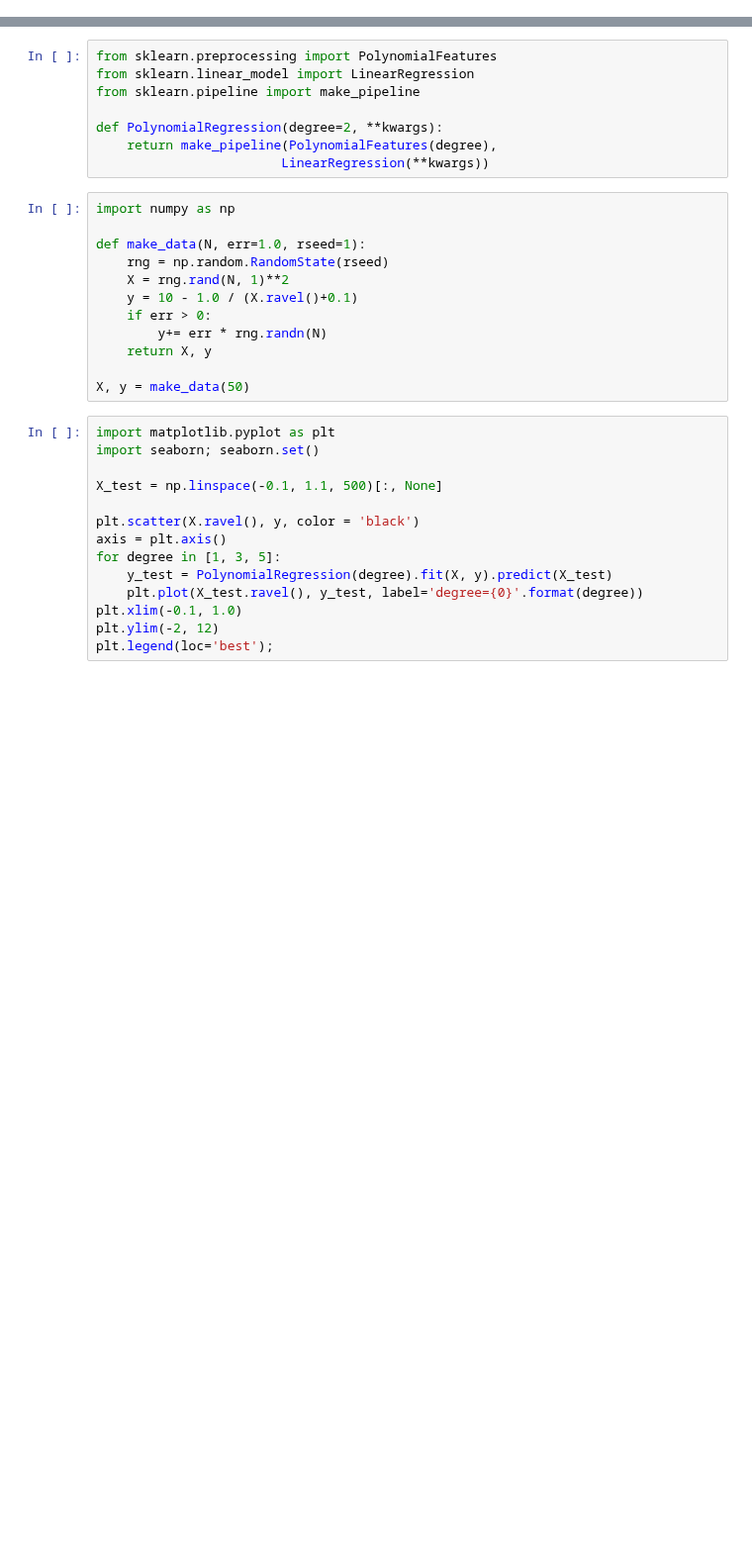
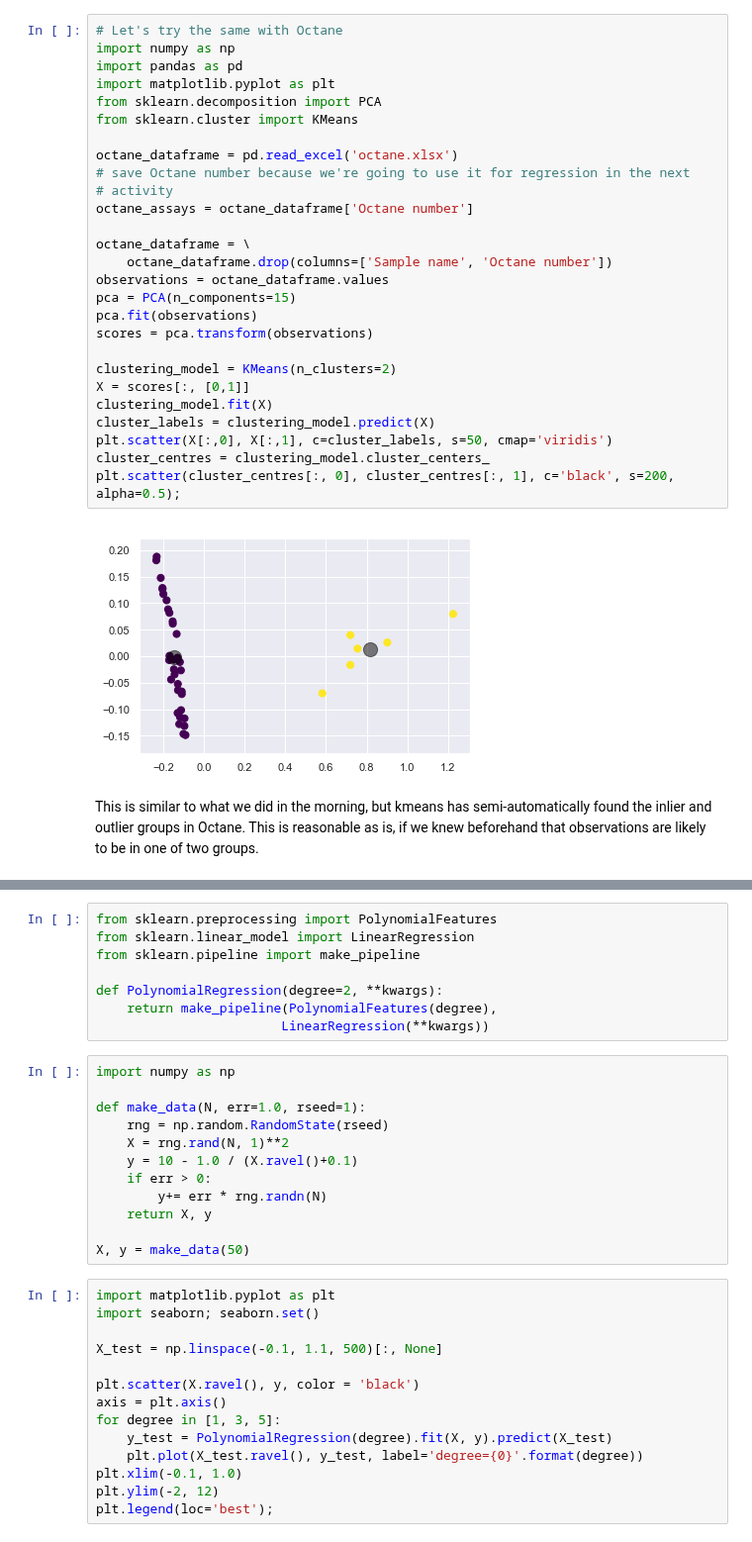
Before and after one commit to core-skills/06-multivariate-analysis, a Jupyter notebook: notebooks/week4_pm1.ipynb, the cells around one changed output, grey strips where cells are left out. Shown at 99% size. Saved outputs shown, nothing was run; the diff lists cells and outputs as text; blank space fills up the shorter version.

```diff
--- a/notebooks/week4_pm1.ipynb
+++ b/notebooks/week4_pm1.ipynb
@@ -50,0 +80,31 @@ This is something you can fully implement with what you already know.  First fin
+# %%
+# Let's try the same with Octane
+import numpy as np
+import pandas as pd
+import matplotlib.pyplot as plt
+from sklearn.decomposition import PCA
+from sklearn.cluster import KMeans
+
+octane_dataframe = pd.read_excel('octane.xlsx')
+# save Octane number because we're going to use it for regression in the next
+# activity
+octane_assays = octane_dataframe['Octane number']
+
+octane_dataframe = \
+    octane_dataframe.drop(columns=['Sample name', 'Octane number'])
+observations = octane_dataframe.values
+pca = PCA(n_components=15)
+pca.fit(observations)
+scores = pca.transform(observations)
+
+clustering_model = KMeans(n_clusters=2)
+X = scores[:, [0,1]]
+clustering_model.fit(X)
+cluster_labels = clustering_model.predict(X)
+plt.scatter(X[:,0], X[:,1], c=cluster_labels, s=50, cmap='viridis')
+cluster_centres = clustering_model.cluster_centers_
+plt.scatter(cluster_centres[:, 0], cluster_centres[:, 1], c='black', s=200, alpha=0.5);
+# %% [output]
+[figure, added]
+# %% [markdown]
+This is similar to what we did in the morning, but kmeans has semi-automatically found the inlier and outlier groups in Octane.  This is reasonable as is, if we knew beforehand that observations are likely to be in one of two groups.
```
Also changed, not shown: parts of 28 cells of this notebook.
